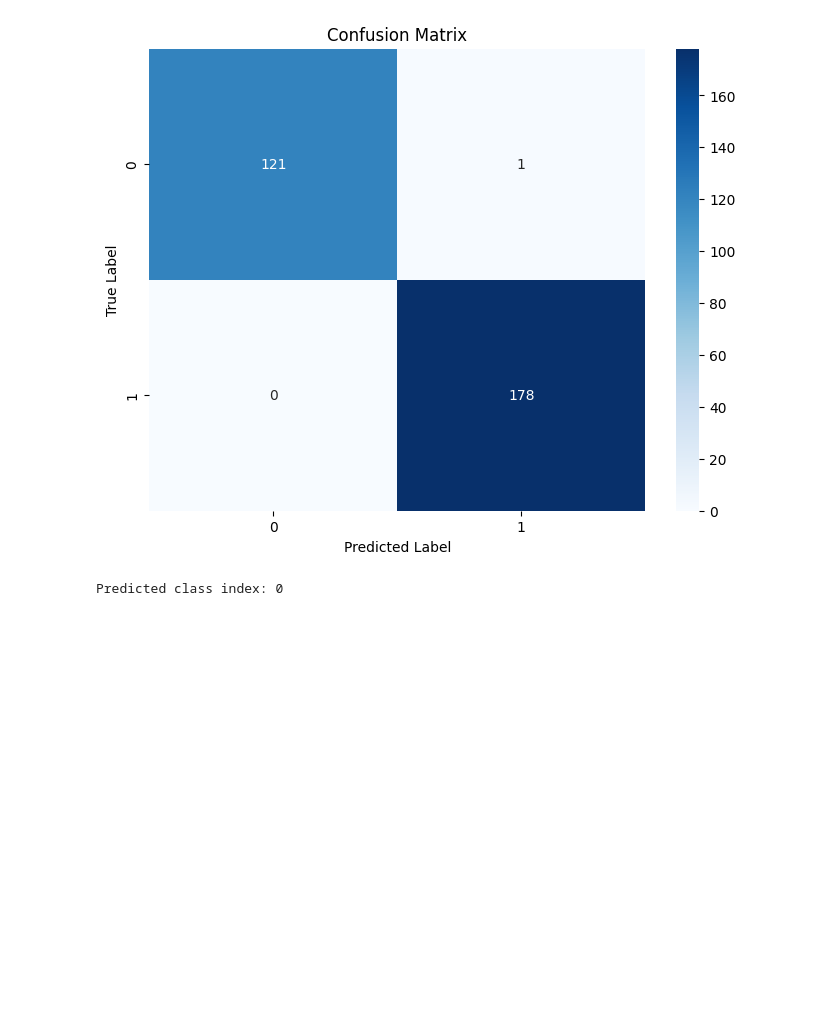
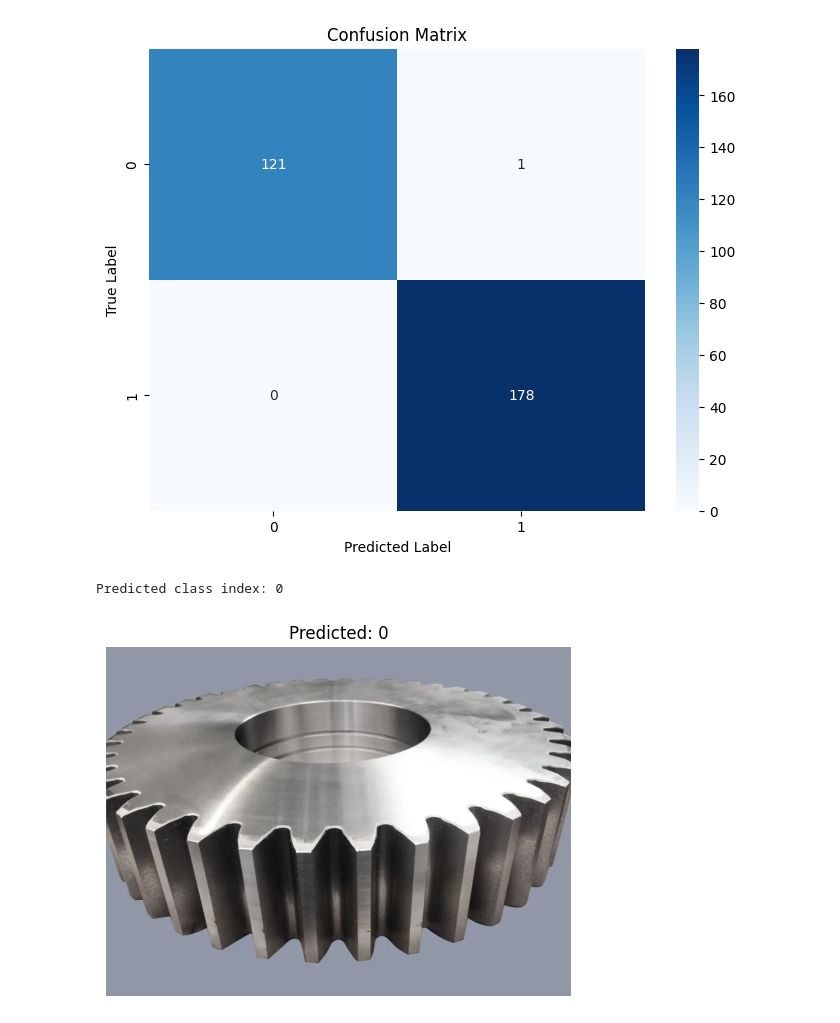
Before and after one commit to janikWa/Pitting_Detection, a Jupyter notebook: scripts/notebook.ipynb, the cells around one changed output. Saved outputs shown, nothing was run; the diff lists cells and outputs as text; code cells hidden in the pictures; blank space fills up the shorter version.

```diff
--- a/scripts/notebook.ipynb
+++ b/scripts/notebook.ipynb
@@ -138,3 +158,10 @@ Epoch 10, Loss: 0.0288
 # %%
 # Save model
 torch.save(model.state_dict(), os.path.join(BASE, "models",  "resnet18_pitting.pth"))
+# %%
+#load model
+model = models.resnet18(pretrained=False)
+model.fc = torch.nn.Linear(model.fc.in_features, 2)  # 2 classes
+model.load_state_dict(torch.load(os.path.join(BASE, "models/resnet18_pitting.pth")))
+model.to(device)  # Send model to GPU/CPU
+model.eval()  # Set to evaluation mode for inference
@@ -189,3 +231,33 @@ _, predicted_class = torch.max(outputs, 1)
 print(f"Predicted class index: {predicted_class.item()}")
 # %% [output]
 Predicted class index: 0
+# %%
+# Load the image
+#image_path = os.path.join(BASE, "data/KGT_pitting_simplified/P (652).png")
+image_path= "/Users/janikwahrheit/Downloads/IMG_2290_bearbeitet_900x675.jpg"
+
+image = Image.open(image_path)
+
+
+# Apply the transformations
+image_tensor = transform(image).unsqueeze(0)  # Add batch dimension (1, C, H, W)
+
+# Move the image to the same device as the model
+image_tensor = image_tensor.to(device)
+
+# Make the prediction
+with torch.no_grad():  # Turn off gradients to save memory
+    outputs = model(image_tensor)
+
+# Get the predicted class (the index of the max value in the output)
+_, predicted_class = torch.max(outputs, 1)
+
+
+# Display the image and the predicted label
+plt.figure(figsize=(6, 6))
+plt.imshow(np.array(image))  # Convert the image to a numpy array for displaying
+plt.title(f'Predicted: {predicted_class.item()}')
+plt.axis('off')
+plt.show()
+# %% [output]
+[figure, added]
```
Also changed, not shown: parts of 11 cells of this notebook.
